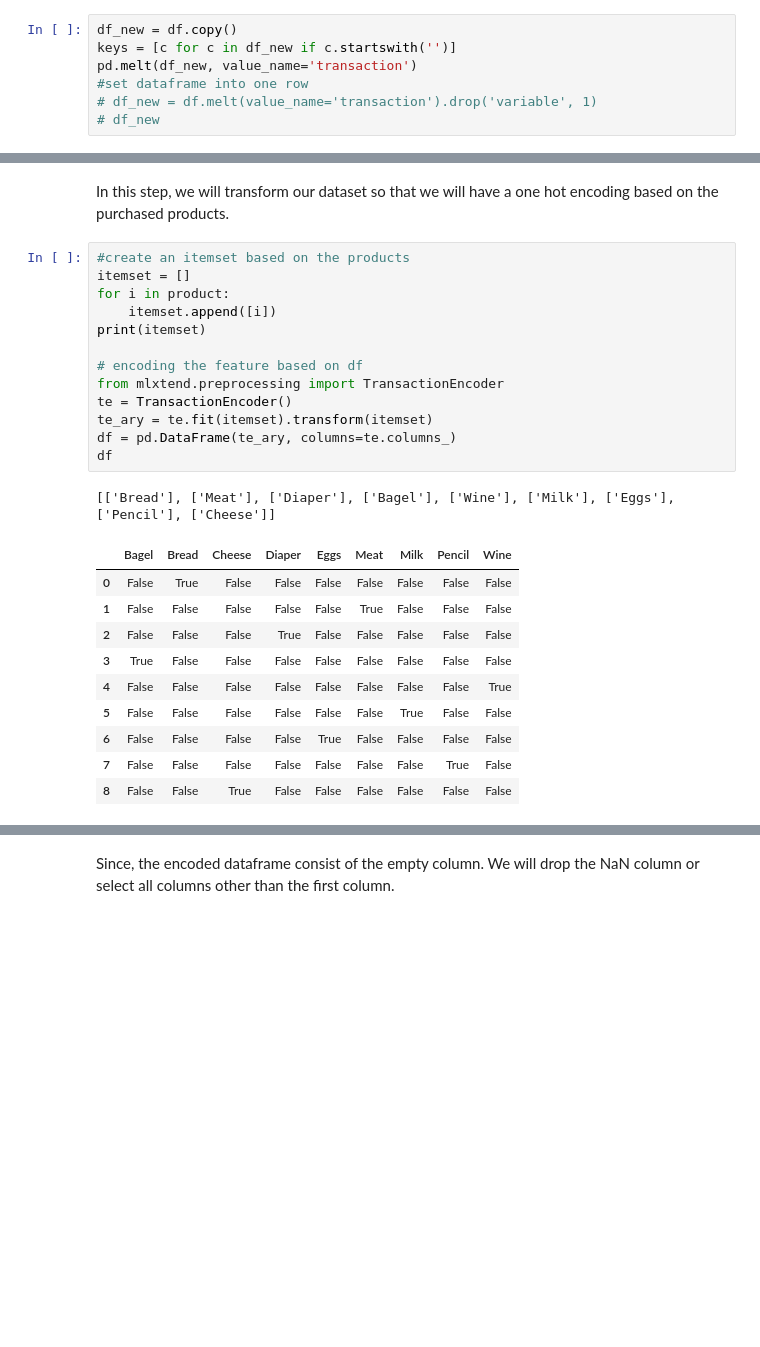
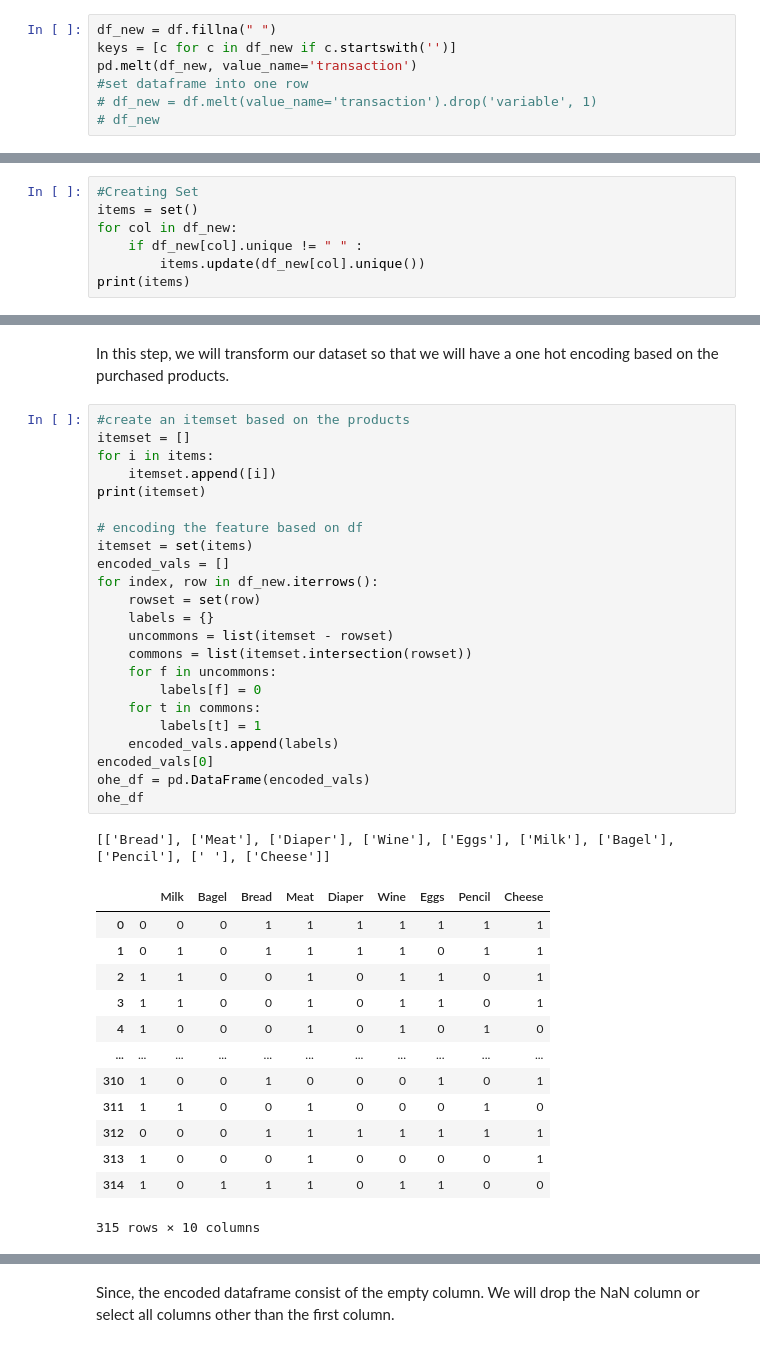
Before and after one commit to Bryant35/Data_Mining, a Jupyter notebook: Week 10/Exercise_Week_10.ipynb, the cells around one changed output, grey strips where cells are left out. Drawn from its saved outputs; the diff is of its cells as text; blank space fills up the shorter version.

```diff
--- a/Week 10/Exercise_Week_10.ipynb
+++ b/Week 10/Exercise_Week_10.ipynb
@@ -44,7 +46,7 @@ df.head()
 # %% [markdown]
 # Get the set of product that has been purchased
 # %%
-df_new = df.copy()
+df_new = df.fillna(" ")
 keys = [c for c in df_new if c.startswith('')]
 pd.melt(df_new, value_name='transaction')
 #set dataframe into one row
@@ -94,0 +73,7 @@ KeyError: 'transaction'
+# %%
+#Creating Set
+items = set()
+for col in df_new:
+    if df_new[col].unique != " " :
+        items.update(df_new[col].unique())
+print(items)
@@ -99,25 +86,38 @@ In this step, we will transform our dataset so that we will have a one hot encod
 # %%
 #create an itemset based on the products
 itemset = []
-for i in product:
+for i in items:
     itemset.append([i])
 print(itemset)
 
 # encoding the feature based on df
-from mlxtend.preprocessing import TransactionEncoder
-te = TransactionEncoder()
-te_ary = te.fit(itemset).transform(itemset)
-df = pd.DataFrame(te_ary, columns=te.columns_)
-df
+itemset = set(items)
+encoded_vals = []
+for index, row in df_new.iterrows():
+    rowset = set(row)
+    labels = {}
+    uncommons = list(itemset - rowset)
+    commons = list(itemset.intersection(rowset))
+    for f in uncommons:
+        labels[f] = 0
+    for t in commons:
+        labels[t] = 1
+    encoded_vals.append(labels)
+encoded_vals[0]
+ohe_df = pd.DataFrame(encoded_vals)
+ohe_df
 # %% [output]
-[['Bread'], ['Meat'], ['Diaper'], ['Bagel'], ['Wine'], ['Milk'], ['Eggs'], ['Pencil'], ['Cheese']]
+[['Bread'], ['Meat'], ['Diaper'], ['Wine'], ['Eggs'], ['Milk'], ['Bagel'], ['Pencil'], [' '], ['Cheese']]
-|  | Bagel | Bread | Cheese | Diaper | Eggs | Meat | Milk | Pencil | Wine |
-| 0 | False | True | False | False | False | False | False | False | False |
-| 1 | False | False | False | False | False | True | False | False | False |
-| 2 | False | False | False | True | False | False | False | False | False |
-| 3 | True | False | False | False | False | False | False | False | False |
-| 4 | False | False | False | False | False | False | False | False | True |
-| 5 | False | False | False | False | False | False | True | False | False |
-| 6 | False | False | False | False | True | False | False | False | False |
-| 7 | False | False | False | False | False | False | False | True | False |
-| 8 | False | False | True | False | False | False | False | False | False |
+|  |  | Milk | Bagel | Bread | Meat | Diaper | Wine | Eggs | Pencil | Cheese |
+| 0 | 0 | 0 | 0 | 1 | 1 | 1 | 1 | 1 | 1 | 1 |
+| 1 | 0 | 1 | 0 | 1 | 1 | 1 | 1 | 0 | 1 | 1 |
+| 2 | 1 | 1 | 0 | 0 | 1 | 0 | 1 | 1 | 0 | 1 |
+| 3 | 1 | 1 | 0 | 0 | 1 | 0 | 1 | 1 | 0 | 1 |
+| 4 | 1 | 0 | 0 | 0 | 1 | 0 | 1 | 0 | 1 | 0 |
+| ... | ... | ... | ... | ... | ... | ... | ... | ... | ... | ... |
+| 310 | 1 | 0 | 0 | 1 | 0 | 0 | 0 | 1 | 0 | 1 |
+| 311 | 1 | 1 | 0 | 0 | 1 | 0 | 0 | 0 | 1 | 0 |
+| 312 | 0 | 0 | 0 | 1 | 1 | 1 | 1 | 1 | 1 | 1 |
+| 313 | 1 | 0 | 0 | 0 | 1 | 0 | 0 | 0 | 0 | 1 |
+| 314 | 1 | 0 | 1 | 1 | 1 | 0 | 1 | 1 | 0 | 0 |
+315 rows × 10 columns
```
Also changed, not shown: parts of 9 cells of this notebook.
